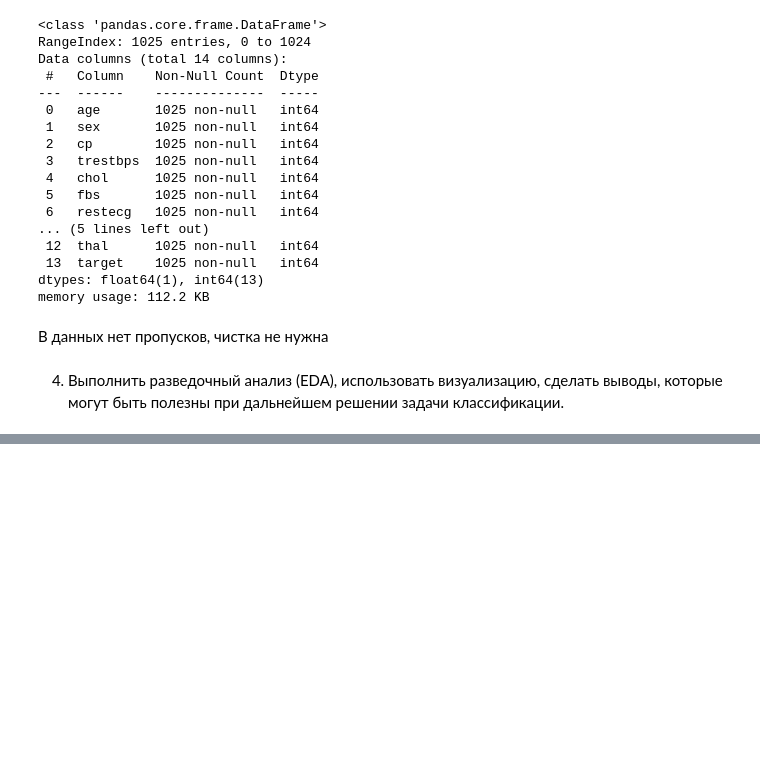
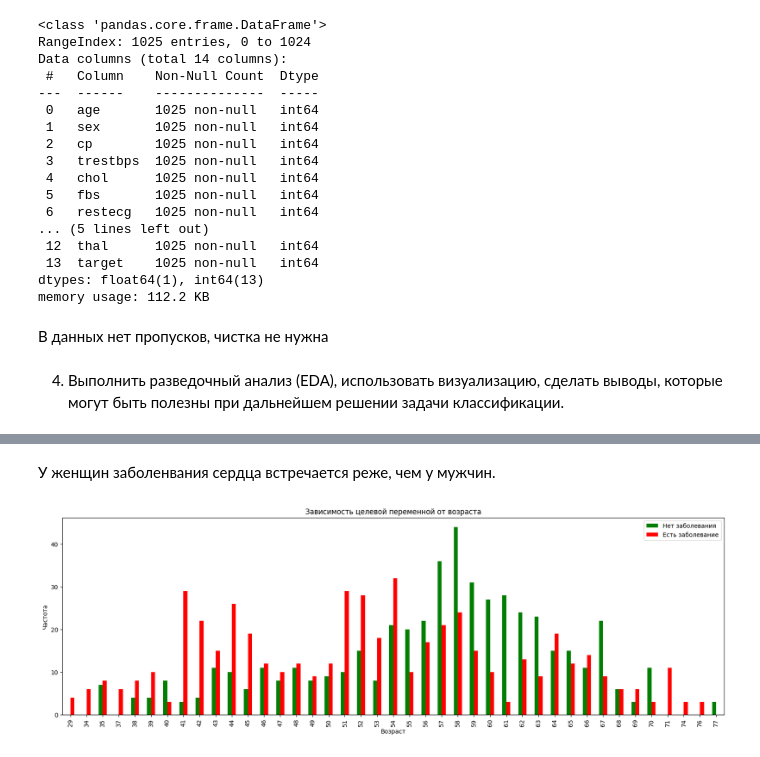
Before and after one commit to PlatonovaEkaterina/Machine-Learning, a Jupyter notebook: Task Two/Untitled.ipynb, the cells around one changed output, grey strips where cells are left out. Saved outputs shown, nothing was run; the diff lists cells and outputs as text; code cells hidden in the pictures; blank space fills up the shorter version.

```diff
--- a/Task Two/Untitled.ipynb
+++ b/Task Two/Untitled.ipynb
@@ -124,0 +139,11 @@ memory usage: 112.2 KB
+# %% [markdown]
+У женщин заболенвания сердца встречается реже, чем у мужчин.
+# %%
+pd.crosstab(data.age, data.target).plot(kind="bar", figsize=(20, 6), color=['green','red'])
+plt.title('Зависимость целевой переменной от возраста')
+plt.xlabel('Возраст')
+plt.ylabel('Частота')
+plt.legend(["Нет заболевания", "Есть заболевание"])
+plt.show()
+# %% [output]
+[figure, added]
```
Also changed, not shown: parts of 54 cells of this notebook, 1 other file.
